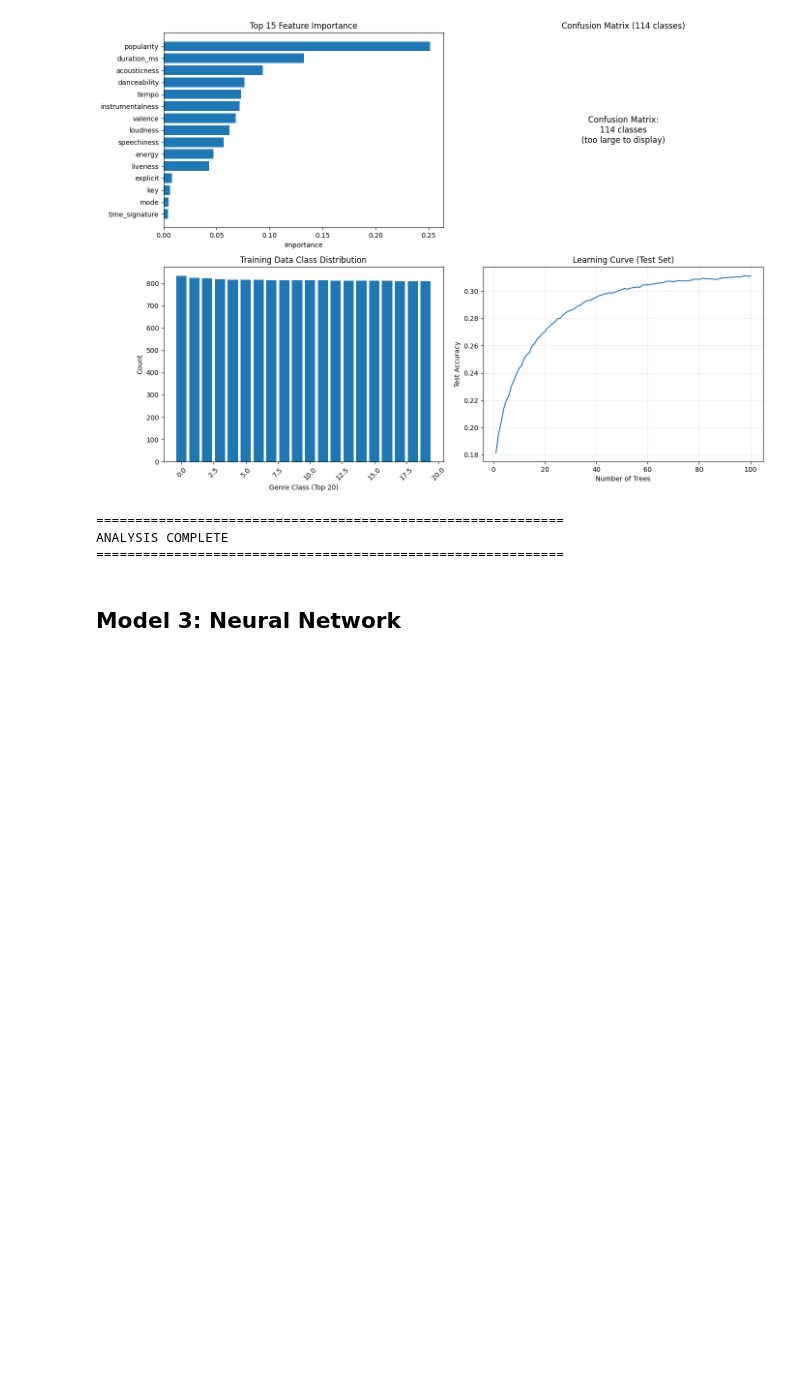
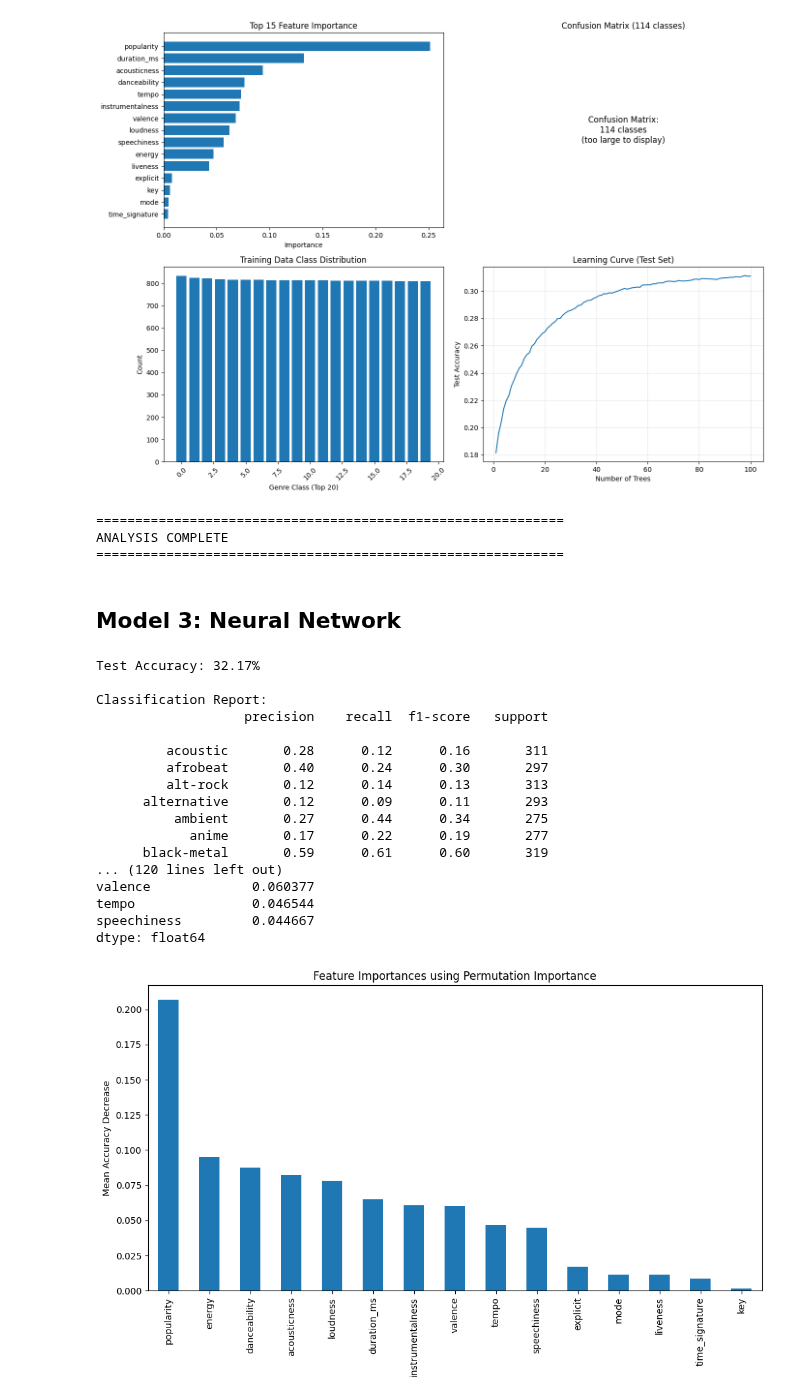
Before and after one commit to INFO-523-F25/final-project-team-2, a Jupyter notebook: finalProjectJupyterPart1.ipynb, the cells around one changed output. Cells and saved outputs as stored; diff of their text form; code cells hidden in the pictures; blank space fills up the shorter version.

```diff
--- a/finalProjectJupyterPart1.ipynb
+++ b/finalProjectJupyterPart1.ipynb
@@ -652,6 +672,7 @@ ANALYSIS COMPLETE
 # %%
 from sklearn.preprocessing import StandardScaler, LabelEncoder
 from sklearn.neural_network import MLPClassifier
+from sklearn.inspection import permutation_importance
 from sklearn.metrics import classification_report, confusion_matrix, accuracy_score
 
 X = q1_data[q1_data.select_dtypes(include=['number']).columns.tolist()]
@@ -661,39 +682,85 @@ y = q1_data['track_genre']
 label_encoder = LabelEncoder()
 y_encoded = label_encoder.fit_transform(y)
 
 # split data
 X_train, X_test, y_train_enc, y_test_enc = train_test_split(X, y_encoded, test_size=0.3, random_state=42)
 
 # normalize feature data
 scaler = StandardScaler()
 X_train_scaled = scaler.fit_transform(X_train)
 X_test_scaled = scaler.transform(X_test)
 
 # initialize the MLPClassifier Model (Neural Network Model)
 mlp = MLPClassifier(hidden_layer_sizes=(128, 64),
-                    max_iter=150,
+                    max_iter=500,
                     activation='relu',
                     solver='adam',
                     random_state=1,
                     verbose=False)
 
 # train model
 mlp.fit(X_train_scaled, y_train_enc)
 
 # evaluate model
 y_pred_enc = mlp.predict(X_test_scaled)
 
 accuracy = accuracy_score(y_test_enc, y_pred_enc)
 print(f'Test Accuracy: {accuracy*100:.2f}%')
 
-print("/nClassification Report:")
+print("\nClassification Report:")
 print(classification_report(y_test_enc, y_pred_enc, target_names=label_encoder.classes_))
 
-# confusion matrix visualization
-cm = confusion_matrix(y_test_enc, y_pred_enc)
-plt.figure(figsize=(10, 8))
-sns.heatmap(cm, annot=True, fmt='d', cmap='Blues', xticklabels=label_encoder.classes_, yticklabels= label_encoder.classes_)
-plt.xlabel('Predicted Label')
-plt.ylabel('True Label')
-plt.title('Confusion Matrix')
+trained_model = mlp
+
+result = permutation_importance(
+    estimator=trained_model,
+    X=X_test_scaled,
+    y=y_test_enc,
+    n_repeats=10, # number of times to shuffle each feature
+    random_state=42,
+    n_jobs=-1 # use all available CPU cores
+)
+
+# organize the results into a Pandas Series for easy sorting and plotting
+feature_importances = pd.Series(
+    result.importances_mean,
+    index=X.columns
+).sort_values(ascending=False)
+
+# print and Plot the Top Features
+print("Top 10 Most Important Features:")
+print(feature_importances.head(10))
+
+plt.figure(figsize=(12, 6))
+feature_importances.plot.bar()
+plt.title("Feature Importances using Permutation Importance")
+plt.ylabel("Mean Accuracy Decrease")
 plt.show()
+
+# # confusion matrix visualization
+# cm = confusion_matrix(y_test_enc, y_pred_enc)
+# plt.figure(figsize=(10, 8))
+# sns.heatmap(cm, annot=True, fmt='d', cmap='Blues', xticklabels=label_encoder.classes_, yticklabels= label_encoder.classes_)
+# plt.xlabel('Predicted Label')
+# plt.ylabel('True Label')
+# plt.title('Confusion Matrix')
+# plt.show()
+# %% [output]
+Test Accuracy: 32.17%
+
+Classification Report:
+                   precision    recall  f1-score   support
+
+         acoustic       0.28      0.12      0.16       311
+         afrobeat       0.40      0.24      0.30       297
+         alt-rock       0.12      0.14      0.13       313
+      alternative       0.12      0.09      0.11       293
+          ambient       0.27      0.44      0.34       275
+            anime       0.17      0.22      0.19       277
+      black-metal       0.59      0.61      0.60       319
+... (120 lines left out)
+valence             0.060377
+tempo               0.046544
+speechiness         0.044667
+dtype: float64
+[figure, added]
```
Also changed, not shown: parts of 1 cell of this notebook.
